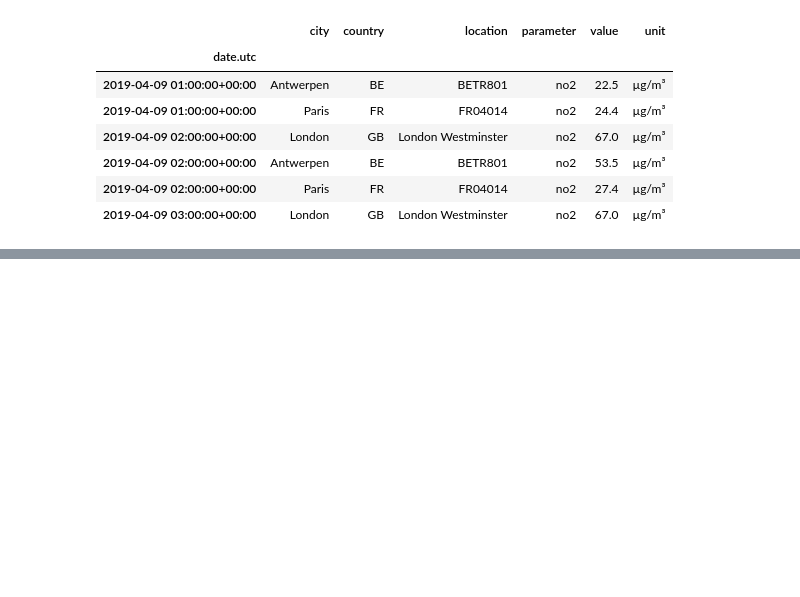
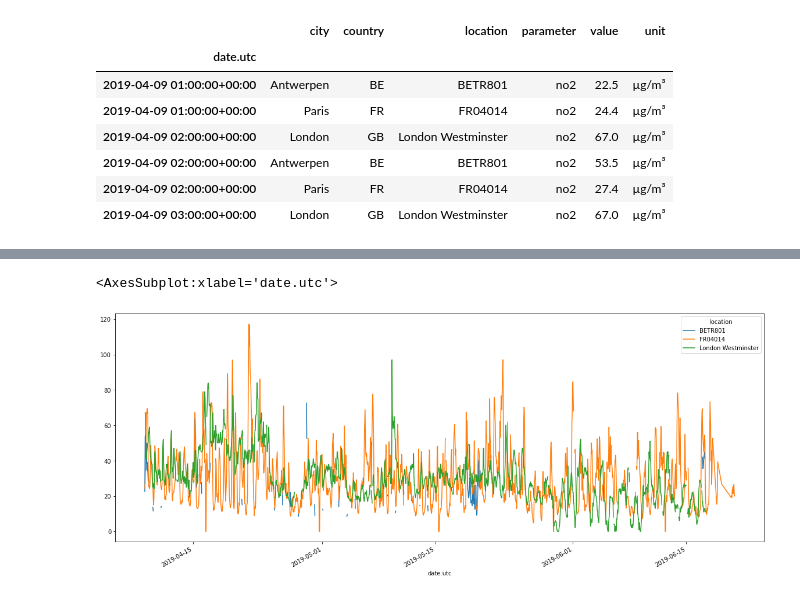
Before and after one commit to bhanupratapsinghcs/learn_ML, a Jupyter notebook: pandas.ipynb, the cells around one changed output, grey strips where cells are left out. Cells and saved outputs as stored; diff of their text form; code cells hidden in the pictures; blank space fills up the shorter version.

```diff
--- a/pandas.ipynb
+++ b/pandas.ipynb
@@ -807,0 +831,5 @@ no2_subset
+# %%
+no2.pivot(columns = "location",  values = "value").plot(figsize=(20,8))
+# %% [output]
+<AxesSubplot:xlabel='date.utc'>
+[figure, added]
```
Also changed, not shown: parts of 96 cells of this notebook, 17 other files.
